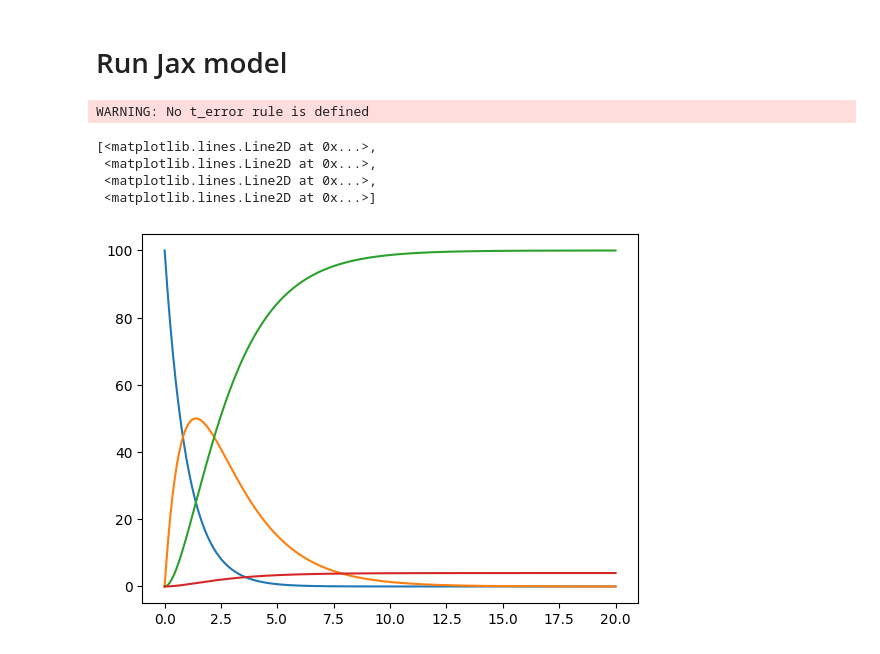
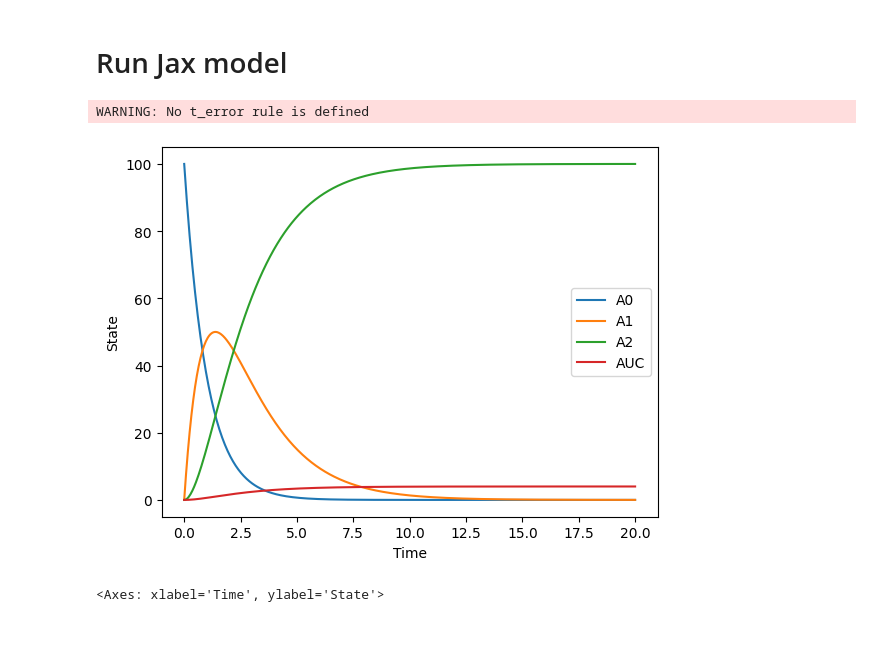
Before and after one commit to USEPA/PyMCSimMod, a Jupyter notebook: docs/notebooks/pk.ipynb, the cells around one changed output. Saved outputs shown, nothing was run; the diff lists cells and outputs as text; code cells hidden in the pictures.

```diff
--- a/docs/notebooks/pk.ipynb
+++ b/docs/notebooks/pk.ipynb
@@ -45,16 +43,11 @@ plt.plot(solution.t, solution.y.T)
 # %% [markdown]
 # Run Jax model
 # %%
-jax_model = JaxModel(path=filename)
+jax_model = JaxModel(model=filename)
 times = np.linspace(0, 20, 500)
 solution = jax_model.run_model(times)
+solution.plot_results()
 # %% [output]
 WARNING: No t_error rule is defined
+[figure, added]
+<Axes: xlabel='Time', ylabel='State'>
-# %%
-plt.plot(solution.ts, solution.ys)
-# %% [output]
-[<matplotlib.lines.Line2D at 0x...>,
- <matplotlib.lines.Line2D at 0x...>,
- <matplotlib.lines.Line2D at 0x...>,
- <matplotlib.lines.Line2D at 0x...>]
-[figure, removed]
```
Also changed, not shown: parts of 3 cells of this notebook, 3 other files.
